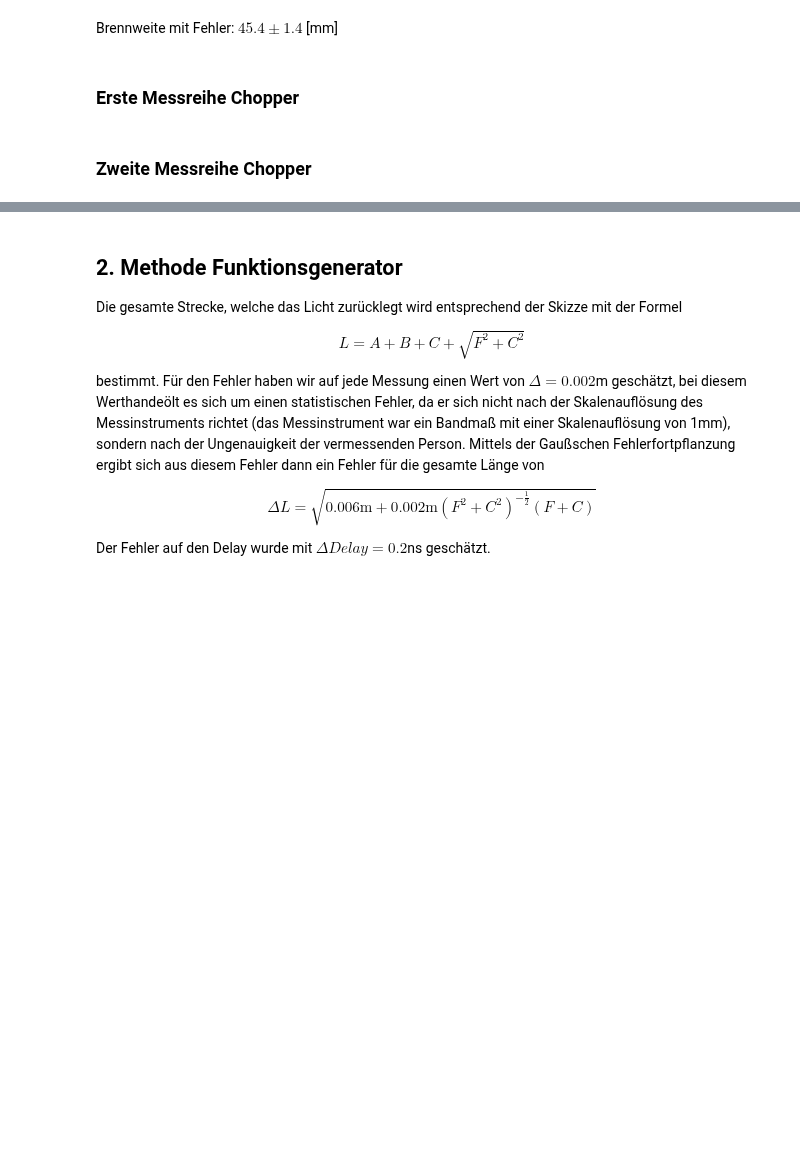
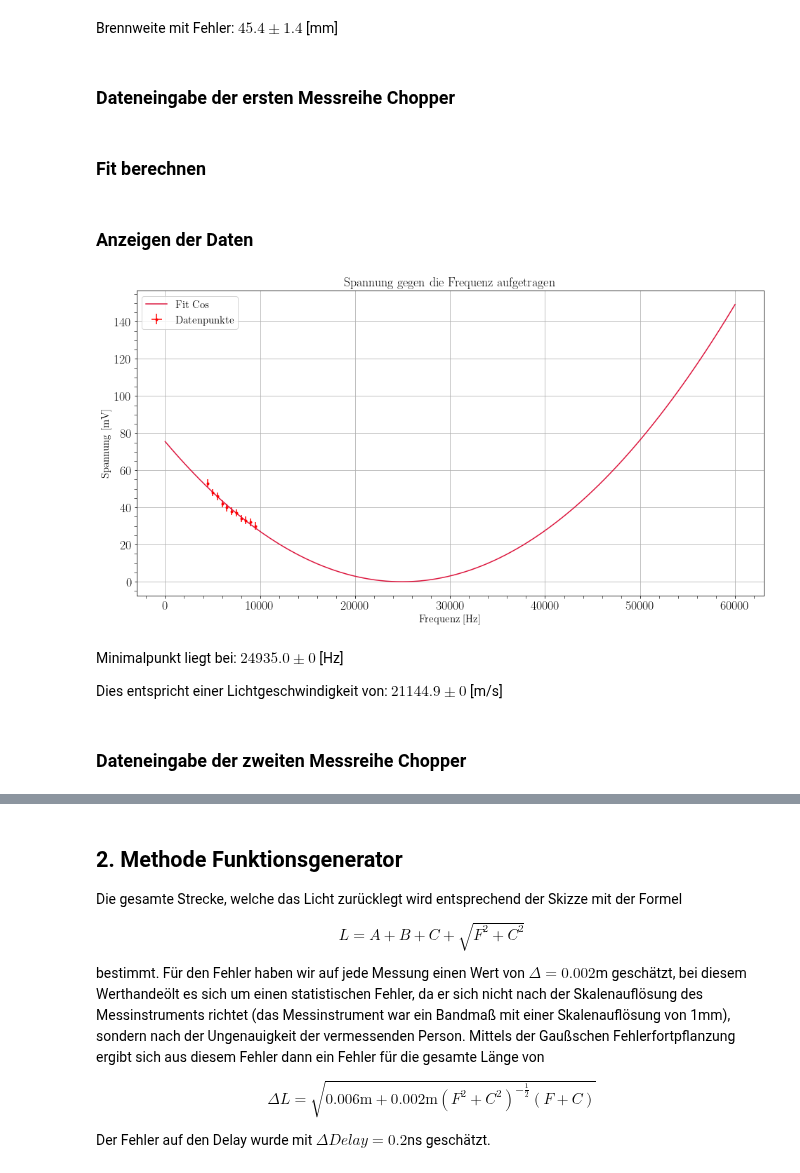
Before and after one commit to MayerPablo/FP, a Jupyter notebook: Lichtlaufzeiten/Lichtlaufzeiten.ipynb, the cells around one changed output, grey strips where cells are left out. Saved outputs shown, nothing was run; the diff lists cells and outputs as text; code cells hidden in the pictures; blank space fills up the shorter version.

Commit message:
Data Analysis for Chopper

```diff
--- a/Lichtlaufzeiten/Lichtlaufzeiten.ipynb
+++ b/Lichtlaufzeiten/Lichtlaufzeiten.ipynb
@@ -183,6 +166,6 @@ md(f"Brennweite mit Fehler: ${brennweite:.1f} \pm {brennweiteErr:.1f}$ [mm]")
 # %% [output]
 Brennweite mit Fehler: $45.4 \pm 1.4$ [mm]
 # %% [markdown]
-### Erste Messreihe Chopper
+### Dateneingabe der ersten Messreihe Chopper
 # %%
 # Gemessene Spannungen
@@ -199,7 +187,61 @@ frequenzen = np.concatenate((frequenzenKlein, frequenzenGroß)) # Hz
 
 # Fehler der Frequenzen
 frequenzenErr = 20 # Hz
+# %% [markdown]
+### Fit berechnen
+# %%
+frequenzBereich = np.arange(0, 60001, 1)
+
+# Cosinusfunktion
+def myCos(x, f, p):
+    return 3359420*np.cos(f*x+p) + 3359420
+
+# Fitfunktion
+def fitCos(p0, x, y):
+    fit = curve_fit(myCos, x, y, p0=p0, maxfev = 10000000)
+    data_fit = myCos(frequenzBereich, *fit[0])
+    minPoint = np.array([data_fit.argmin(), min(data_fit)])
+    return data_fit, minPoint
+
+# Anfangswerte für den fit (geraten)
+freqGuess = 1/(340000*pc.pi)
+phaseGuess = pi/1.0035
+p0 = np.array([freqGuess, phaseGuess] )
+
+# Berechnen der gefitteten Werte
+fitWerte, minPoint = fitCos(p0,frequenzen,spannungen)
+# %% [markdown]
+### Anzeigen der Daten
+# %%
+# Plotgröße anpassen
+plt.figure(figsize=(16, 8))
+
+# Gemessene Spannungswerte auftragen
+plt.errorbar(frequenzen, spannungen, xerr=frequenzenErr, yerr=spannungenErr,
+             fmt='.', color='red', label='Datenpunkte', marker=None)
+
+# Angepasste Cosinusfunktion aufzeichnen
+plt.plot(frequenzBereich, fitWerte, color='crimson', label='Fit Cos',marker=None)
+
+# labels und legend
+plt.xlabel(r'Frequenz [Hz]')
+plt.ylabel(r'Spannung [mV]')
+plt.legend()
+
+# Plot anzeigen lassen
+plt.grid(True)
+plt.title('Spannung gegen die Frequenz aufgetragen')
+plt.show()
+
+# Ausgabe des Hz-Werts für den Minimalpunkt
+md(f"""Minimalpunkt liegt bei: ${minPoint[0]:.1f} \pm {0}$ [Hz]\n
+   Dies entspricht einer Lichtgeschwindigkeit von: ${minPoint[0]*0.848:.1f} \pm {0}$ [m/s]""")
+# %% [output]
+[figure, added]
+Minimalpunkt liegt bei: $24935.0 \pm 0$ [Hz]
+
+   Dies entspricht einer Lichtgeschwindigkeit von: $21144.9 \pm 0$ [m/s]
 # %% [markdown]
-### Zweite Messreihe Chopper
+### Dateneingabe der zweiten Messreihe Chopper
 # %%
 # Gemessene Spannungen
```
Also changed, not shown: parts of 12 cells of this notebook.
